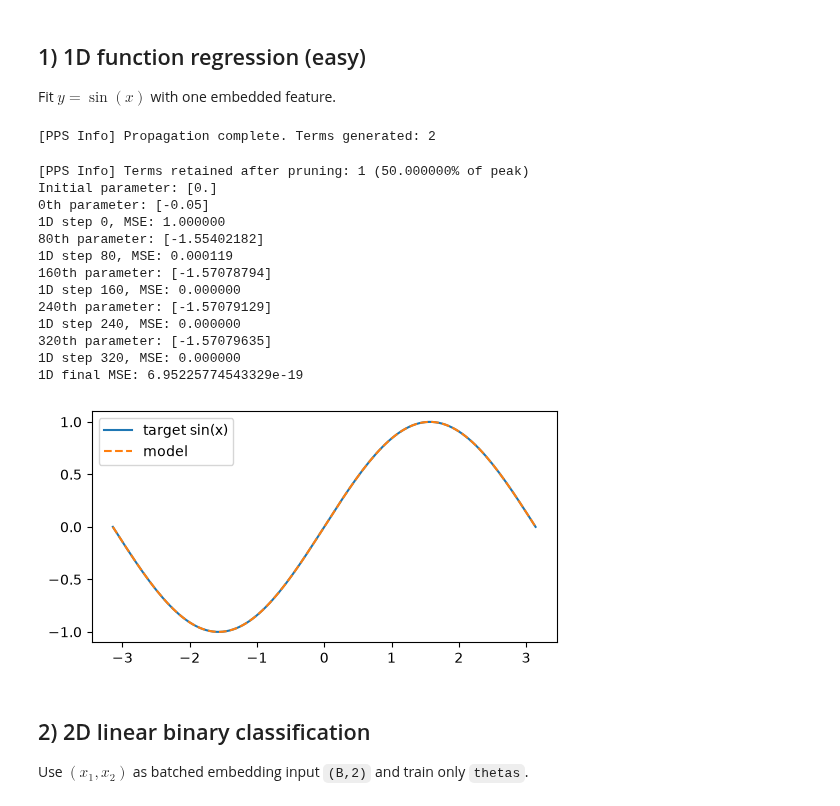
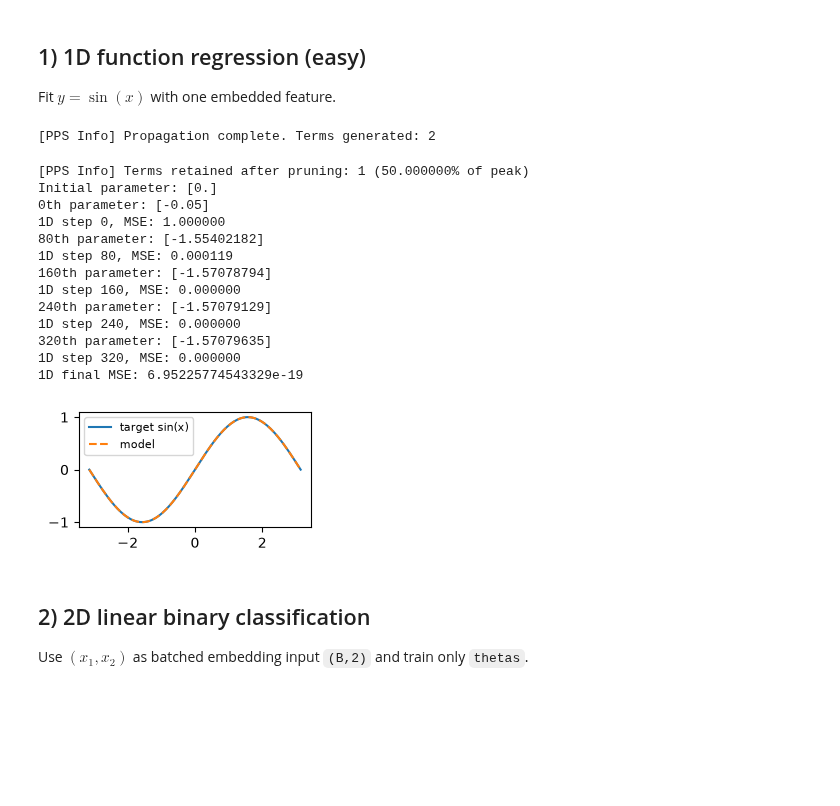
Before and after one commit to Norma-Q/PADO-Pauli, a Jupyter notebook: tutorial/04_embedding_batched_inputs_basics.ipynb, the cells around one changed output. Drawn from its saved outputs; the diff is of its cells as text; code cells hidden in the pictures; blank space fills up the shorter version.

```diff
--- a/tutorial/04_embedding_batched_inputs_basics.ipynb
+++ b/tutorial/04_embedding_batched_inputs_basics.ipynb
@@ -66,36 +66,36 @@ for i in range(400):
     losses_1d.append(float(loss.detach()))
 
     if i % 80 == 0:
         print(f"{i}th parameter: {thetas_1d.detach().cpu().numpy()}")
         print(f"1D step {i}, MSE: {losses_1d[-1]:.6f}")
 
 print('1D final MSE:', losses_1d[-1])
 
 with torch.no_grad():
     y_hat = model_scalar(qc_1d, thetas_1d, x)
 
-plt.figure(figsize=(6, 3))
+plt.figure(figsize=(3.0, 1.5))
 plt.plot(x[:, 0].cpu(), y.cpu(), label='target sin(x)')
 plt.plot(x[:, 0].cpu(), y_hat.cpu(), '--', label='model')
-plt.legend()
+plt.legend(loc='upper left', fontsize=8)
 import os as _os; _os.makedirs("figures", exist_ok=True); plt.savefig("figures/fig_sin_regression.png", dpi=150, bbox_inches="tight")
 plt.show()
 # %% [output]
 [PPS Info] Propagation complete. Terms generated: 2
 [PPS Info] Terms retained after pruning: 1 (50.000000% of peak)
 Initial parameter: [0.]
 0th parameter: [-0.05]
 1D step 0, MSE: 1.000000
 80th parameter: [-1.55402182]
 1D step 80, MSE: 0.000119
 160th parameter: [-1.57078794]
 1D step 160, MSE: 0.000000
 240th parameter: [-1.57079129]
 1D step 240, MSE: 0.000000
 320th parameter: [-1.57079635]
 1D step 320, MSE: 0.000000
 1D final MSE: 6.95225774543329e-19
-[figure, old version]
+[figure, new version]
 # %% [markdown]
 ## 2) 2D linear binary classification
 Use $(x_1, x_2)$ as batched embedding input `(B,2)` and train only `thetas`.
```
Also changed, not shown: parts of 2 cells of this notebook, 23 other files.
